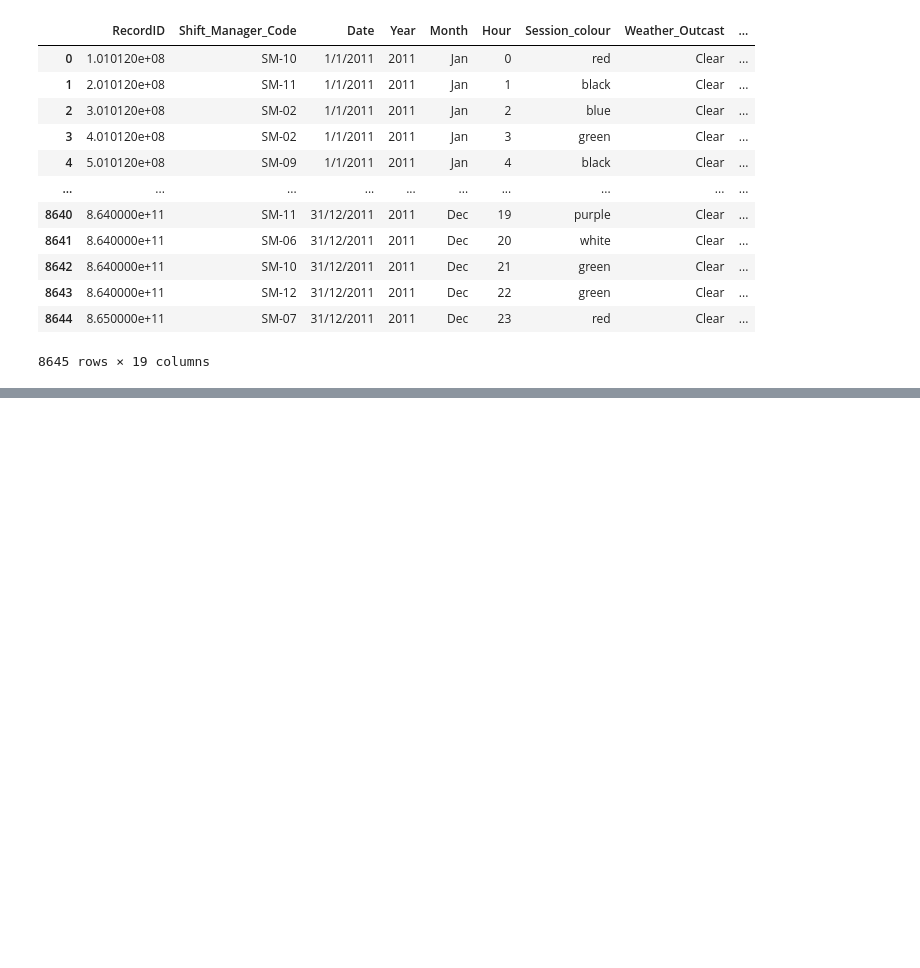
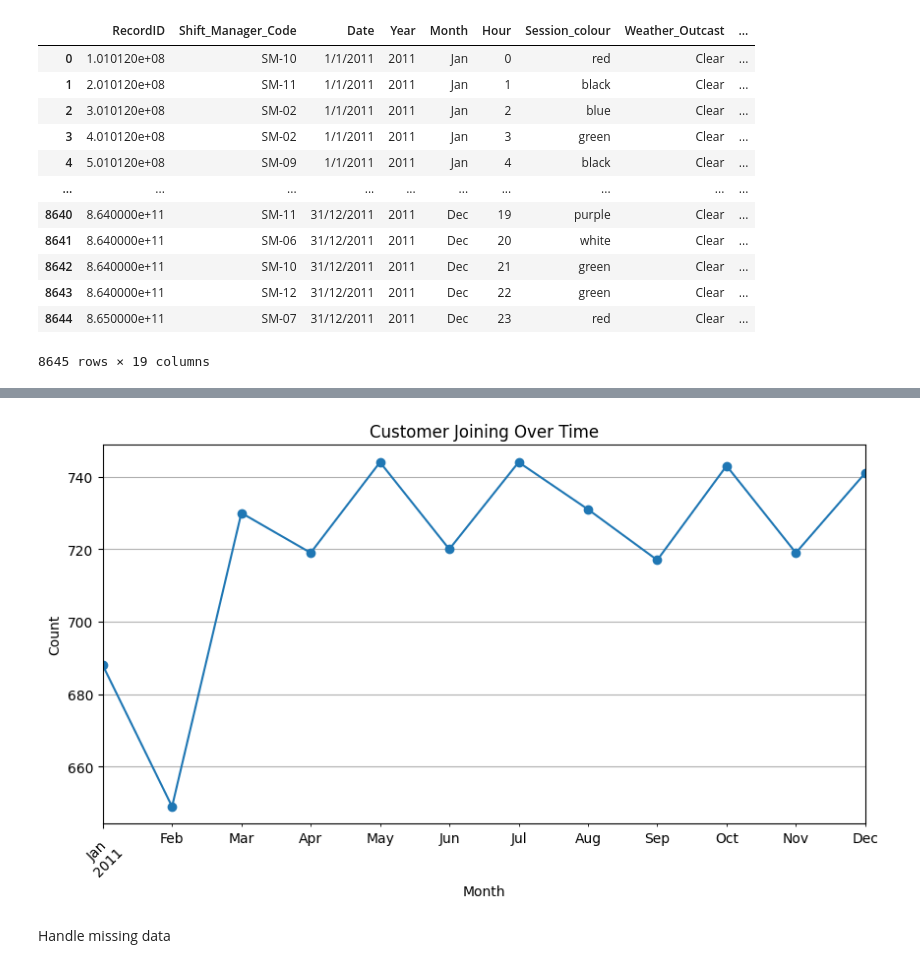
Before and after one commit to nananana25/MSI140, a Jupyter notebook: MIS140A1_Praba_200000072.ipynb, the cells around one changed output, grey strips where cells are left out. Saved outputs shown, nothing was run; the diff lists cells and outputs as text; code cells hidden in the pictures; blank space fills up the shorter version.

```diff
--- a/MIS140A1_Praba_200000072.ipynb
+++ b/MIS140A1_Praba_200000072.ipynb
@@ -20,0 +117,4 @@ display(df)
+# %%
+# Remove duplicates
+df.drop_duplicates(inplace=True)
+print(df)
@@ -20,0 +157,4 @@ display(df)
+# %%
+# Fix data types
+df['Date'] = pd.to_datetime(df['Date'], format='%d/%m/%Y')
+print(df['Date'])
@@ -20,0 +194,19 @@ display(df)
+# %%
+import matplotlib.pyplot as plt
+
+# Group data by month and count occurrences
+df_grouped = df.groupby(df['Date'].dt.to_period("M")).size()
+
+# Plot
+plt.figure(figsize=(10,5))
+df_grouped.plot(kind='line', marker='o')
+plt.xlabel("Month")
+plt.ylabel("Count")
+plt.title("Customer Joining Over Time")
+plt.xticks(rotation=45)
+plt.grid()
+plt.show()
+# %% [output]
+[figure, added]
+# %% [markdown]
+Handle missing data
```
Also changed, not shown: parts of 24 cells of this notebook.
